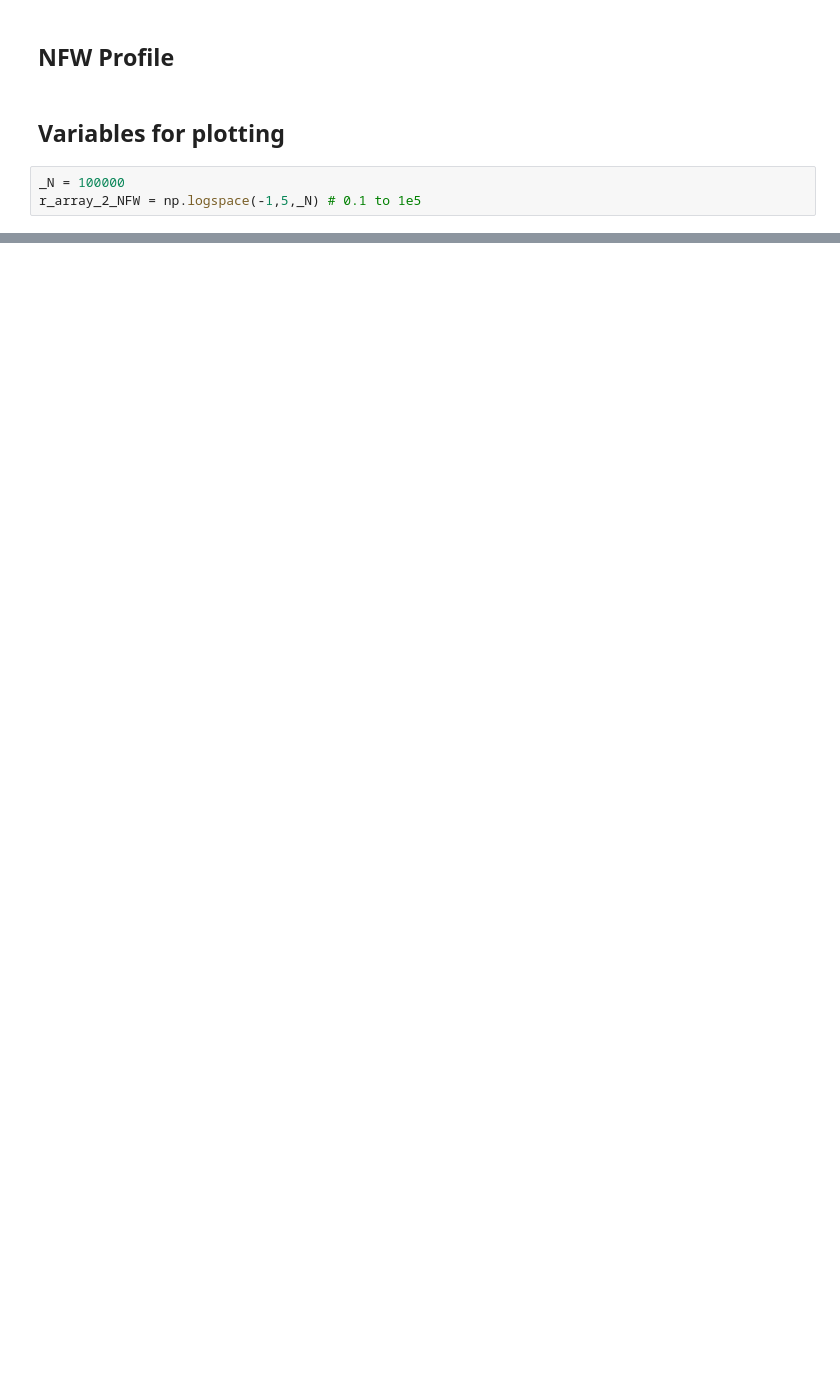
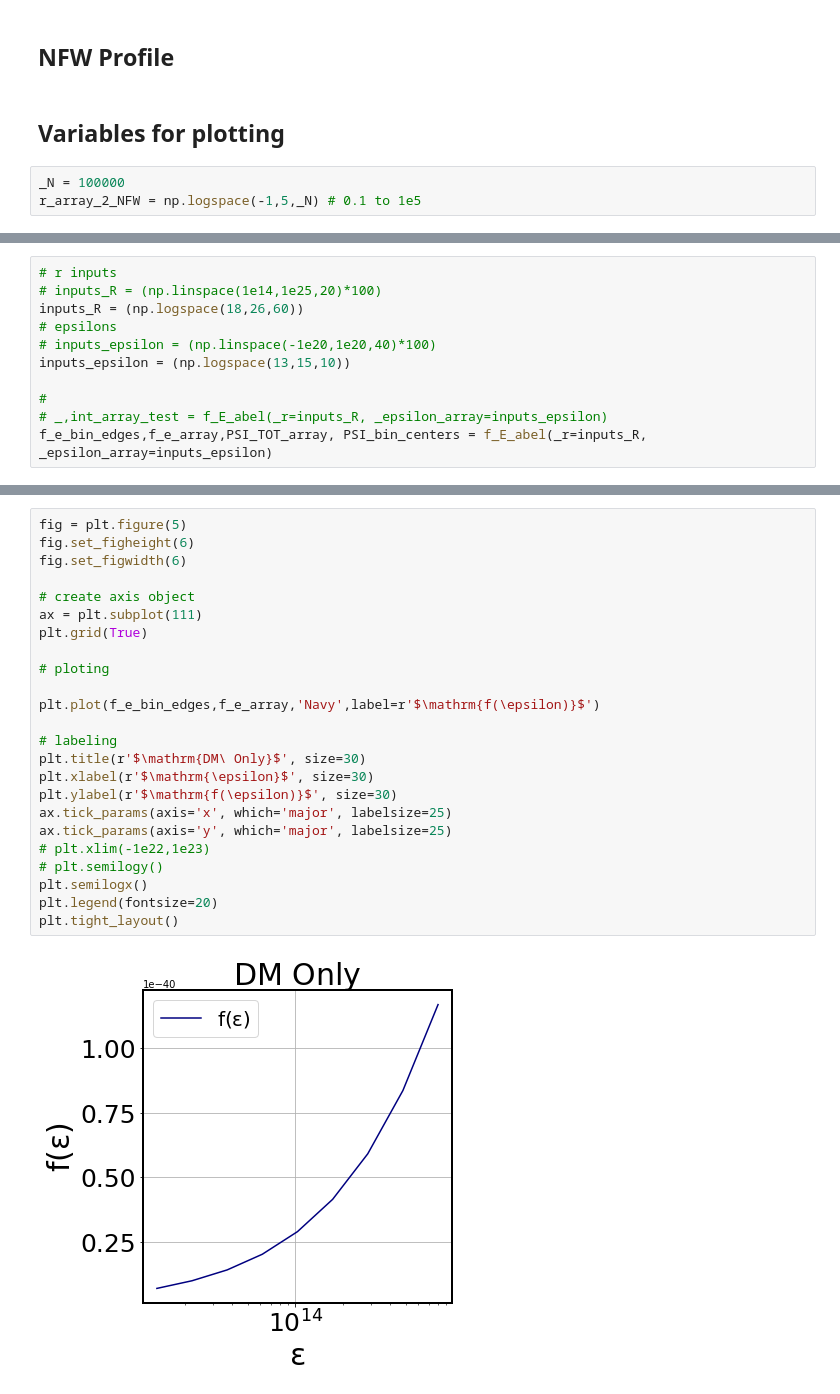
Before and after one commit to bueno646/2020_TDEs, a Jupyter notebook: Potential-Density Pairs.ipynb, the cells around one changed output, grey strips where cells are left out. Cells and saved outputs as stored; diff of their text form; blank space fills up the shorter version.

```diff
--- a/Potential-Density Pairs.ipynb
+++ b/Potential-Density Pairs.ipynb
@@ -891,0 +1268,11 @@ plt.tight_layout()
+# %%
+# r inputs
+# inputs_R = (np.linspace(1e14,1e25,20)*100)
+inputs_R = (np.logspace(18,26,60))
+# epsilons
+# inputs_epsilon = (np.linspace(-1e20,1e20,40)*100)
+inputs_epsilon = (np.logspace(13,15,10))
+
+#
+# _,int_array_test = f_E_abel(_r=inputs_R, _epsilon_array=inputs_epsilon)
+f_e_bin_edges,f_e_array,PSI_TOT_array, PSI_bin_centers = f_E_abel(_r=inputs_R, _epsilon_array=inputs_epsilon)
@@ -891,0 +1297,26 @@ plt.tight_layout()
+# %%
+fig = plt.figure(5)
+fig.set_figheight(6)
+fig.set_figwidth(6)
+
+# create axis object
+ax = plt.subplot(111)
+plt.grid(True)
+
+# ploting
+
+plt.plot(f_e_bin_edges,f_e_array,'Navy',label=r'$\mathrm{f(\epsilon)}$')
+
+# labeling
+plt.title(r'$\mathrm{DM\ Only}$', size=30)
+plt.xlabel(r'$\mathrm{\epsilon}$', size=30)
+plt.ylabel(r'$\mathrm{f(\epsilon)}$', size=30)
+ax.tick_params(axis='x', which='major', labelsize=25)
+ax.tick_params(axis='y', which='major', labelsize=25)
+# plt.xlim(-1e22,1e23)
+# plt.semilogy()
+plt.semilogx()
+plt.legend(fontsize=20)
+plt.tight_layout()
+# %% [output]
+[figure, added]
```
Also changed, not shown: parts of 35 cells of this notebook.
